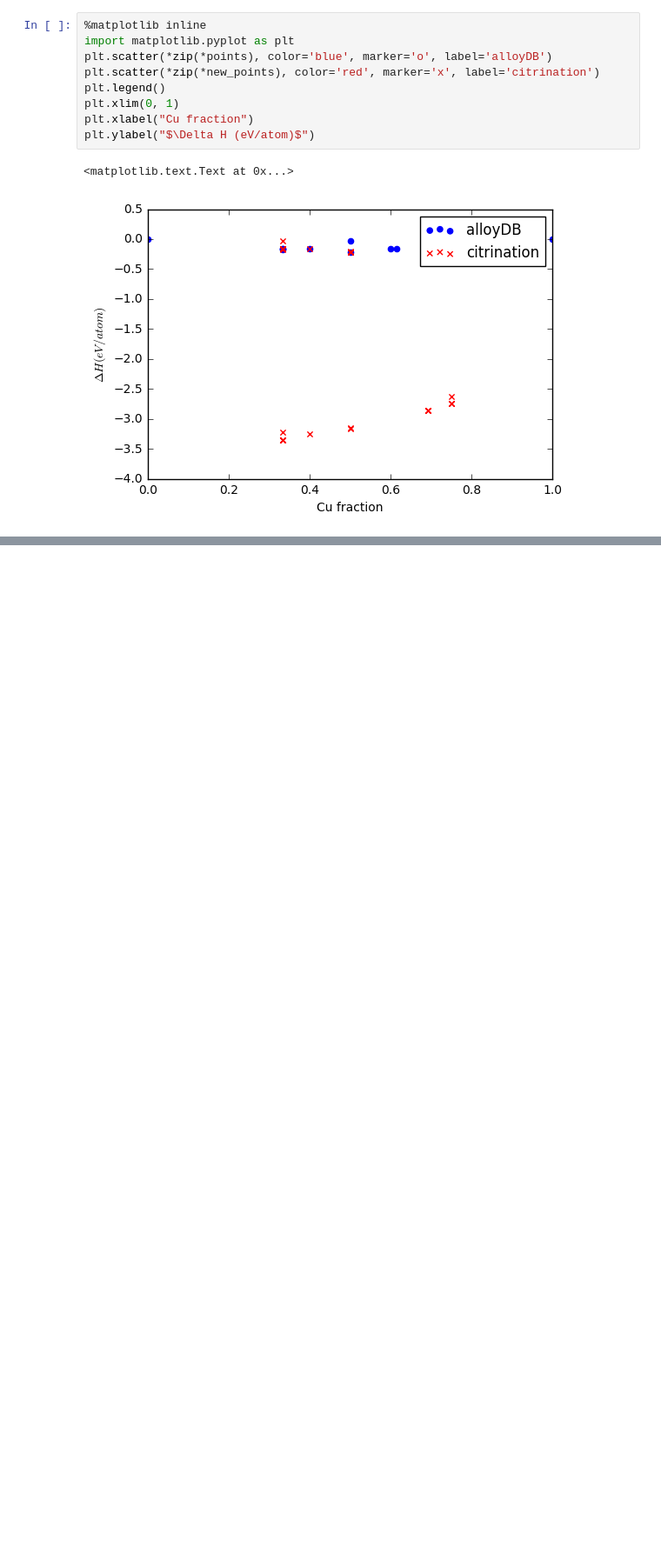
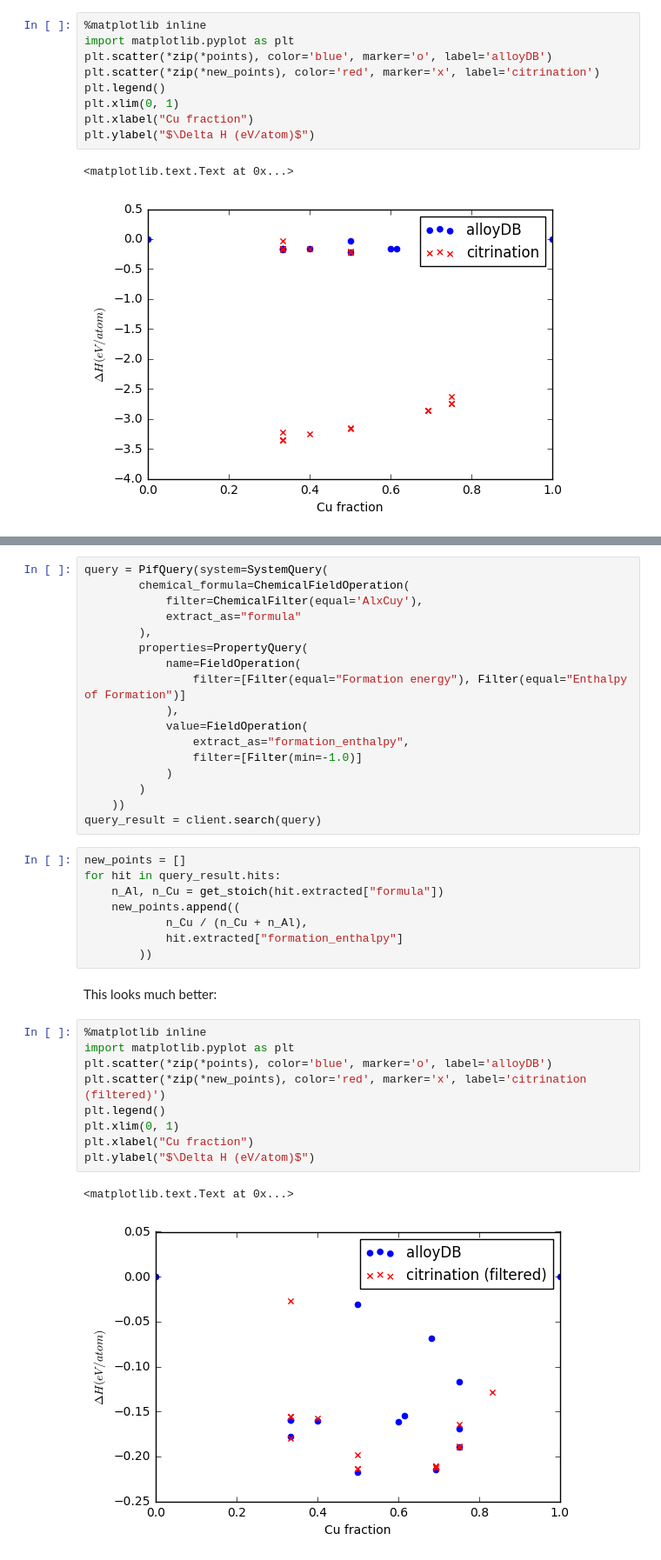
Before and after one commit to CitrineInformatics/learn-citrination, a Jupyter notebook: IntroQueries.ipynb, the cells around one changed output, grey strips where cells are left out. Shown at 87% size. Drawn from its saved outputs; the diff is of its cells as text; blank space fills up the shorter version.

Commit message:
Adding filter to avoid mislabeled data

```diff
--- a/IntroQueries.ipynb
+++ b/IntroQueries.ipynb
@@ -220,0 +238,39 @@ plt.ylabel("$\Delta H (eV/atom)$")
+# %%
+query = PifQuery(system=SystemQuery(
+        chemical_formula=ChemicalFieldOperation(
+            filter=ChemicalFilter(equal='AlxCuy'),
+            extract_as="formula"
+        ),
+        properties=PropertyQuery(
+            name=FieldOperation(
+                filter=[Filter(equal="Formation energy"), Filter(equal="Enthalpy of Formation")]
+            ),
+            value=FieldOperation(
+                extract_as="formation_enthalpy",
+                filter=[Filter(min=-1.0)]
+            )
+        )
+    ))
+query_result = client.search(query)
+# %%
+new_points = []
+for hit in query_result.hits:
+    n_Al, n_Cu = get_stoich(hit.extracted["formula"])
+    new_points.append((
+            n_Cu / (n_Cu + n_Al),
+            hit.extracted["formation_enthalpy"]
+        ))
+# %% [markdown]
+This looks much better:
+# %%
+%matplotlib inline
+import matplotlib.pyplot as plt
+plt.scatter(*zip(*points), color='blue', marker='o', label='alloyDB')
+plt.scatter(*zip(*new_points), color='red', marker='x', label='citrination (filtered)')
+plt.legend()
+plt.xlim(0, 1)
+plt.xlabel("Cu fraction")
+plt.ylabel("$\Delta H (eV/atom)$")
+# %% [output]
+<matplotlib.text.Text at 0x...>
+[figure, added]
```
Also changed, not shown: parts of 6 cells of this notebook, 1 other file.
